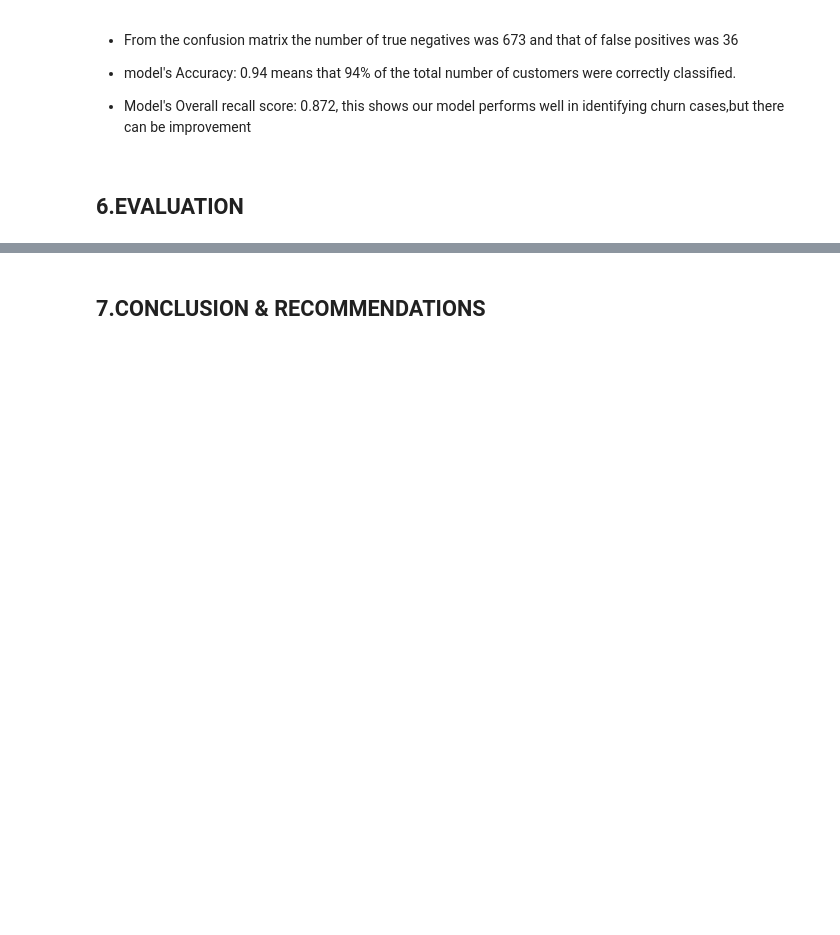
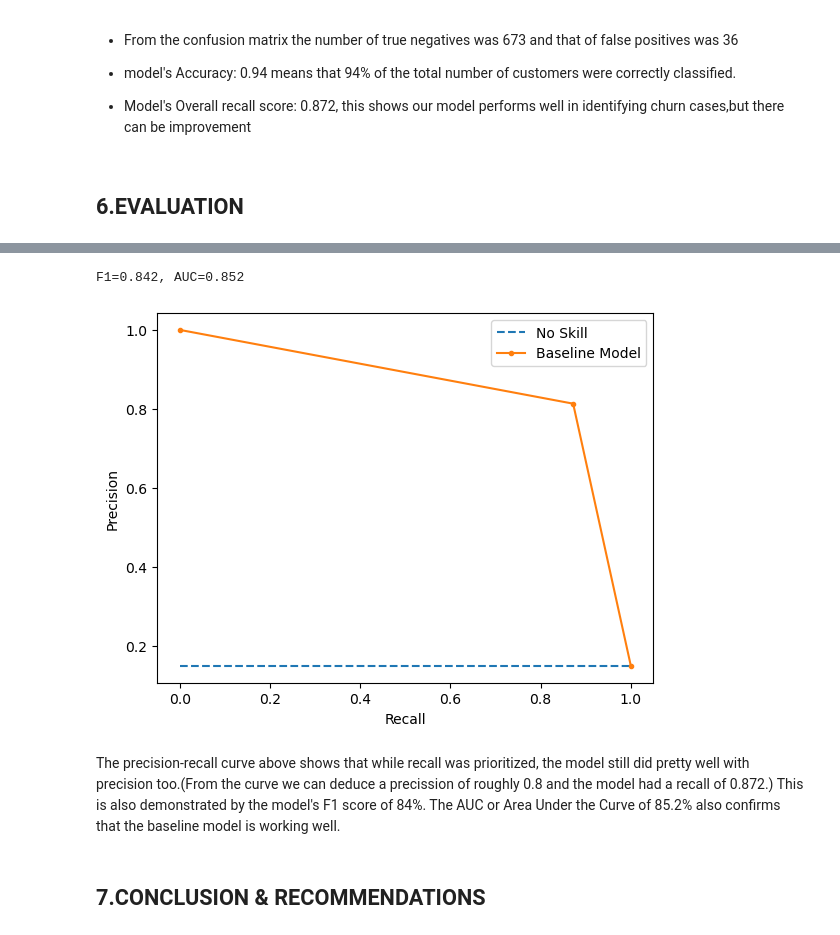
Before and after one commit to Gitahim/Syria_Tel_customer_churn_project, a Jupyter notebook: student.ipynb, the cells around one changed output, grey strips where cells are left out. Drawn from its saved outputs; the diff is of its cells as text; code cells hidden in the pictures; blank space fills up the shorter version.

Commit message:
model evaluation

```diff
--- a/student.ipynb
+++ b/student.ipynb
@@ -1276,3 +1299,37 @@ Recall score:  0.872
+# %%
+#plot a curve of precission against recall
+#import library
+from sklearn.metrics import precision_recall_curve,f1_score
+
+# plotting precision-recall curve
+pipe_DT.fit(X_train_scaled, y_train)
+# predict probabilities
+probs = pipe_DT.predict_proba(X_test_scaled)
+# keep probabilities for the positive outcome only
+probs = probs[:, 1]
+# predict class values
+y_pred = pipe_DT.predict(X_test_scaled)
+precision, recall, _ = precision_recall_curve(y_test, probs)
+f1, auc = f1_score(y_test, y_pred), auc(recall, precision)
+# summarize scores
+print('F1=%.3f, AUC=%.3f' % (f1, auc))
+# plot the precision-recall curves
+no_skill = len(y_test[y_test==1]) / len(y_test)
+plt.plot([0, 1], [no_skill, no_skill], linestyle='--', label='No Skill')
+plt.plot(recall, precision, marker='.', label='Baseline Model')
+# axis labels
+plt.xlabel('Recall')
+plt.ylabel('Precision')
+# show the legend
+plt.legend()
+# show the plot
+plt.show()
+# %% [output]
+F1=0.842, AUC=0.852
+[figure, added]
+# %% [markdown]
+The precision-recall curve above shows that while recall was prioritized, the model still did pretty well with precision too.(From the curve we can deduce a precission of roughly 0.8 and the model had a recall of 0.872.)
+This is also demonstrated by the model's F1 score of 84%. The AUC or Area Under the Curve of 85.2% also confirms that the baseline model is working well.
 # %% [markdown]
 ## 7.CONCLUSION & RECOMMENDATIONS
 # %% [markdown]
```
Also changed, not shown: parts of 2 cells of this notebook.
